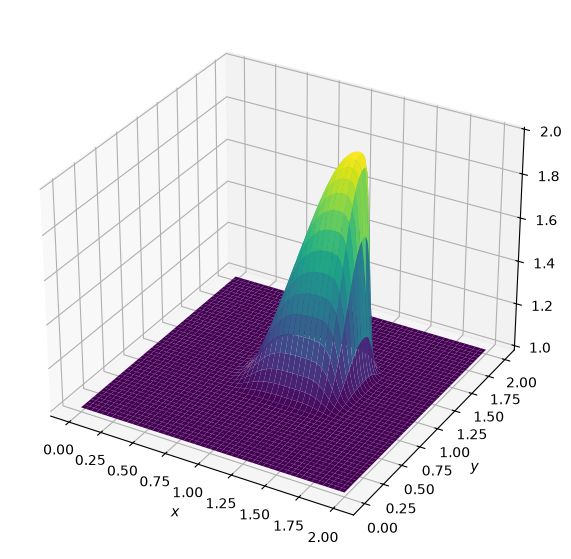
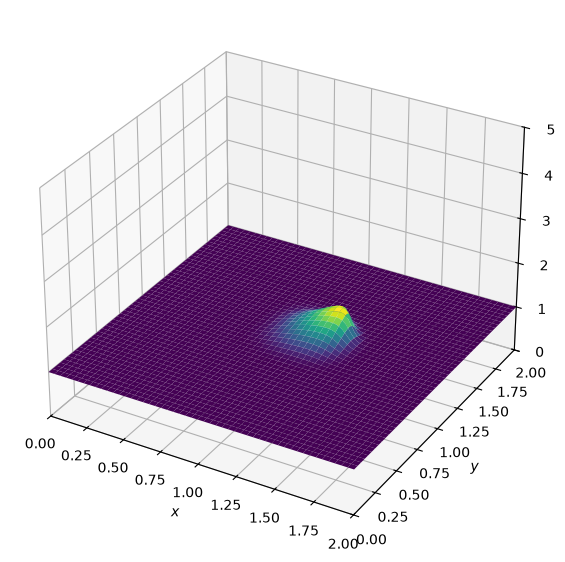
The notebook cell's code change between the first figure and the second:
--- before
+++ after
@@ -11,4 +11,5 @@
 
     clear_output(True)
+    
     fig = plt.figure(figsize=(11, 7), dpi=100)
     ax = fig.add_subplot(projection='3d')
@@ -17,3 +18,24 @@
     ax.set_xlabel('$x$')
     ax.set_ylabel('$y$')
-    plt.pause(0.001)
+    ax.axis([0, 2, 0, 2, 0, 5])
+
+    # velocity = np.sqrt(uv[:, :, 0]**2 + uv[:, :, 1]**2)
+    # fig, ax = plt.subplots(figsize=(9, 7), dpi=100)
+    # ax.set_facecolor('black')
+    # sub = 4
+    # quiv = ax.quiver(X[::sub, ::sub], Y[::sub, ::sub], 
+    #                 uv[::sub, ::sub, 0], uv[::sub, ::sub, 1], 
+    #                 velocity[::sub, ::sub],
+    #                 scale=50, 
+    #                 cmap='plasma', 
+    #                 pivot='middle')
+
+    # fig.colorbar(quiv, label='Velocity Magnitude')
+
+    # ax.set_xlabel('$x$')
+    # ax.set_ylabel('$y$')
+    # ax.set_title('2D Convection Velocity Vector Field')
+
+    plt.pause(0.0001)
+
+np.mean(np.sqrt(uv[:, :, 0]**2 + uv[:, :, 1]**2))

Commit: 2D nonlinear convection